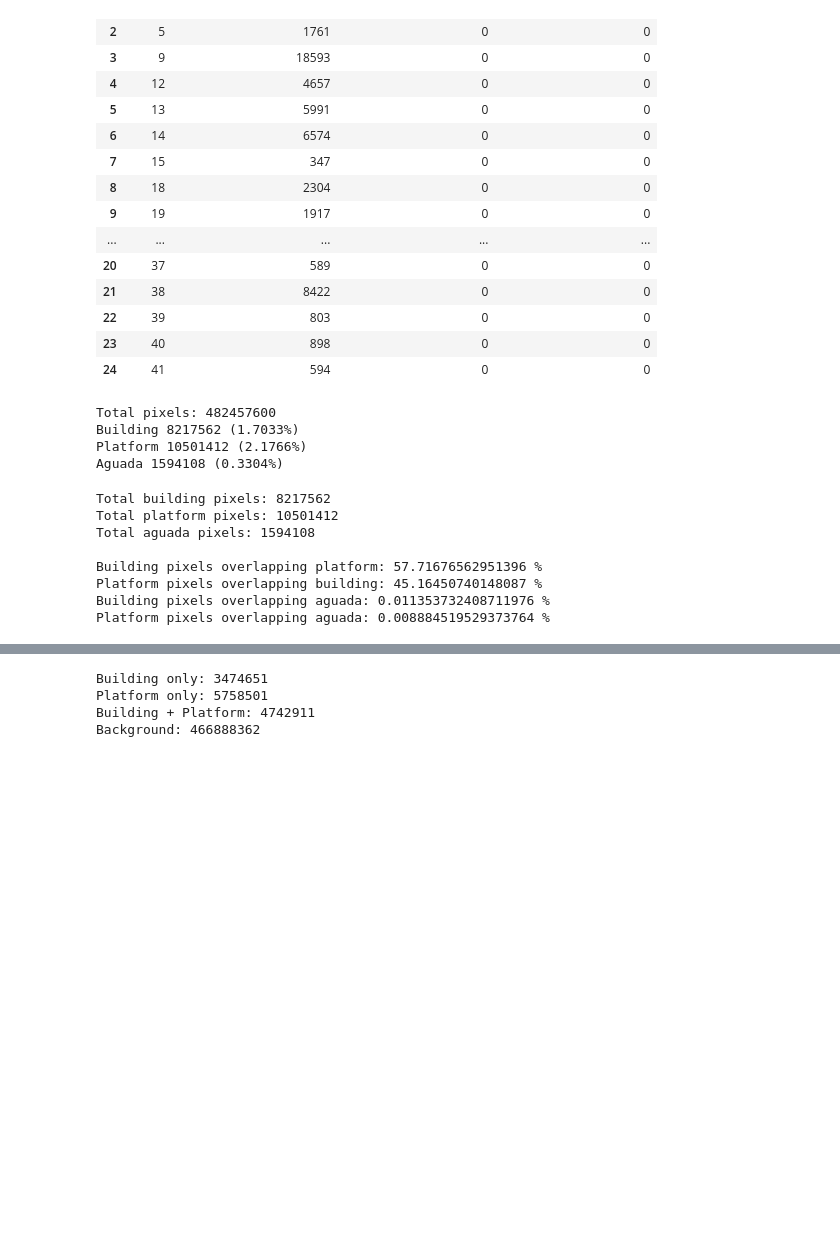
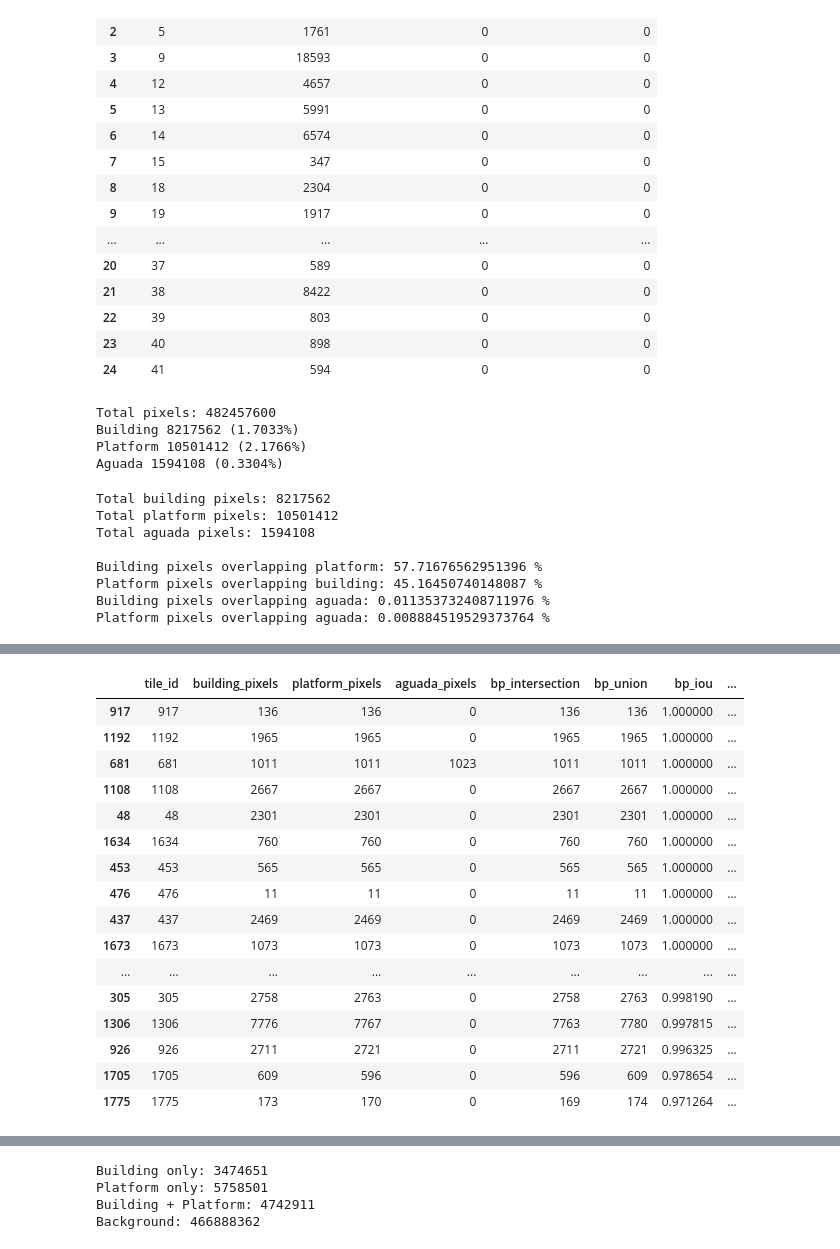
Before and after one commit to JacobRawlins/Archeological_Strucuture_Segmentation, a Jupyter notebook: notebooks/dataset_exploration.ipynb, the cells around one changed output, grey strips where cells are left out. Saved outputs shown, nothing was run; the diff lists cells and outputs as text; code cells hidden in the pictures; blank space fills up the shorter version.

```diff
--- a/notebooks/dataset_exploration.ipynb
+++ b/notebooks/dataset_exploration.ipynb
@@ -628,3 +680,77 @@ Building pixels overlapping platform: 57.71676562951396 %
 Platform pixels overlapping building: 45.16450740148087 %
 Building pixels overlapping aguada: 0.011353732408711976 %
 Platform pixels overlapping aguada: 0.008884519529373764 %
+# %%
+overlap_analysis = []
+
+for _, row in manifest.iterrows():
+
+    building = (
+        load_mask(Path(row["building_mask"])) == 0
+    )
+
+    platform = (
+        load_mask(Path(row["platform_mask"])) == 0
+    )
+
+    aguada = (
+        load_mask(Path(row["aguada_mask"])) == 0
+    )
+
+    building_count = int(building.sum())
+    platform_count = int(platform.sum())
+    aguada_count = int(aguada.sum())
+
+
+    intersection = int(np.logical_and(building, platform).sum())
+
+
+    union = int(np.logical_or(building, platform).sum())
+
+
+    iou = intersection / union if union > 0 else np.nan
+
+
+    agreement = float(np.mean(building == platform))
+
+
+    building_only_count = int(np.logical_and(building, ~platform).sum())
+
+    platform_only_count = int(np.logical_and(platform, ~building).sum())
+
+    overlap_analysis.append({
+        "tile_id": row["tile_id"],
+        "building_pixels": building_count,
+        "platform_pixels": platform_count,
+        "aguada_pixels": aguada_count,
+        "bp_intersection": intersection,
+        "bp_union": union,
+        "bp_iou": iou,
+        "bp_agreement": agreement,
+        "building_only": building_only_count,
+        "platform_only": platform_only_count
+    })
+
+overlap_analysis_df = pd.DataFrame(overlap_analysis)
+
+
+feature_tiles = overlap_analysis_df[overlap_analysis_df["bp_union"] > 0].copy()
+
+print("Tiles with building or platform pixels:", len(feature_tiles))
+
+print("\nBuilding-platform IoU statistics:")
+print(feature_tiles["bp_iou"].describe())
+
+print("\nTiles with IoU >= 0.95:")
+print((feature_tiles["bp_iou"] >= 0.95).sum())
+
+print("\nTiles with IoU == 1.0:")
+print((feature_tiles["bp_iou"] == 1.0).sum())
+
+display(
+    feature_tiles.sort_values(
+        "bp_iou",
+        ascending=False
+    ).head(20)
+)
+# %% [output]
@@ -630,0 +775,17 @@ Platform pixels overlapping aguada: 0.008884519529373764 %
+|  | tile_id | building_pixels | platform_pixels | aguada_pixels | bp_intersection | bp_union | bp_iou | ... |
+| 917 | 917 | 136 | 136 | 0 | 136 | 136 | 1.000000 | ... |
+| 1192 | 1192 | 1965 | 1965 | 0 | 1965 | 1965 | 1.000000 | ... |
+| 681 | 681 | 1011 | 1011 | 1023 | 1011 | 1011 | 1.000000 | ... |
+| 1108 | 1108 | 2667 | 2667 | 0 | 2667 | 2667 | 1.000000 | ... |
+| 48 | 48 | 2301 | 2301 | 0 | 2301 | 2301 | 1.000000 | ... |
+| 1634 | 1634 | 760 | 760 | 0 | 760 | 760 | 1.000000 | ... |
+| 453 | 453 | 565 | 565 | 0 | 565 | 565 | 1.000000 | ... |
+| 476 | 476 | 11 | 11 | 0 | 11 | 11 | 1.000000 | ... |
+| 437 | 437 | 2469 | 2469 | 0 | 2469 | 2469 | 1.000000 | ... |
+| 1673 | 1673 | 1073 | 1073 | 0 | 1073 | 1073 | 1.000000 | ... |
+| ... | ... | ... | ... | ... | ... | ... | ... | ... |
+| 305 | 305 | 2758 | 2763 | 0 | 2758 | 2763 | 0.998190 | ... |
+| 1306 | 1306 | 7776 | 7767 | 0 | 7763 | 7780 | 0.997815 | ... |
+| 926 | 926 | 2711 | 2721 | 0 | 2711 | 2721 | 0.996325 | ... |
+| 1705 | 1705 | 609 | 596 | 0 | 596 | 609 | 0.978654 | ... |
+| 1775 | 1775 | 173 | 170 | 0 | 169 | 174 | 0.971264 | ... |
```
Also changed, not shown: parts of 7 cells of this notebook, 19 other files.
